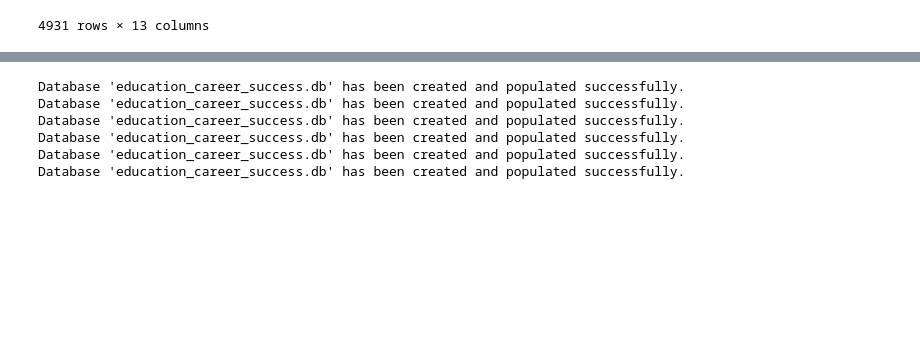
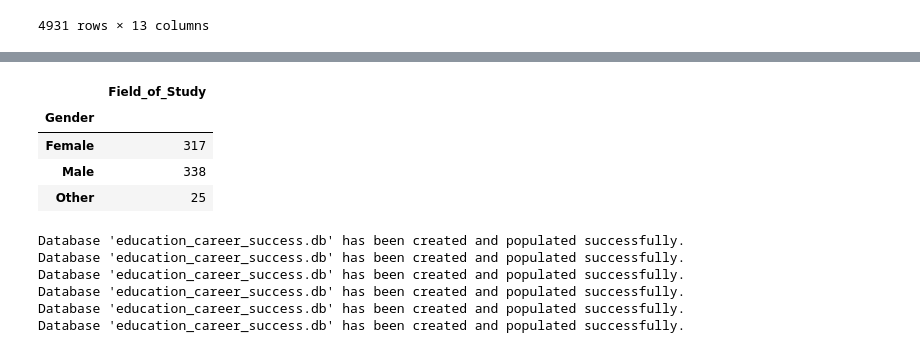
Before and after one commit to syberia101/data_architecture, a Jupyter notebook: tp2/tp2_studentCorrection.ipynb, the cells around one changed output, grey strips where cells are left out. Saved outputs shown, nothing was run; the diff lists cells and outputs as text; code cells hidden in the pictures; blank space fills up the shorter version.

```diff
--- a/tp2/tp2_studentCorrection.ipynb
+++ b/tp2/tp2_studentCorrection.ipynb
@@ -96,3 +97,6 @@ df_final
 | 4929 | 12697 | Universidad de la Republica | Uruguay | S04479 | 18 | Female | 748 | 2.43 | ... |
 | 4930 | 12697 | Universidad de la Republica | Uruguay | S04773 | 29 | Female | 748 | 3.22 | ... |
 4931 rows × 13 columns
+# %%
+df_final.drop_duplicates(subset=['Student_ID'], keep='first', inplace=True)
+df_final
@@ -99,3 +120,13 @@ df_final
+# %%
+df_medicine = df_final[df_final["Field_of_Study"] == "Medicine"]
+df_medicine
+df_medicine[["Field_of_Study","Gender"]].groupby("Gender").count()
+# %% [output]
+|  | Field_of_Study |
+| Gender |  |
+| Female | 317 |
+| Male | 338 |
+| Other | 25 |
 # %%
 # Use this function to create the tables in the database.
 # This function will certainly need to be called multiple times to create all the tables.
```
Also changed, not shown: parts of 6 cells of this notebook, 1 other file.
